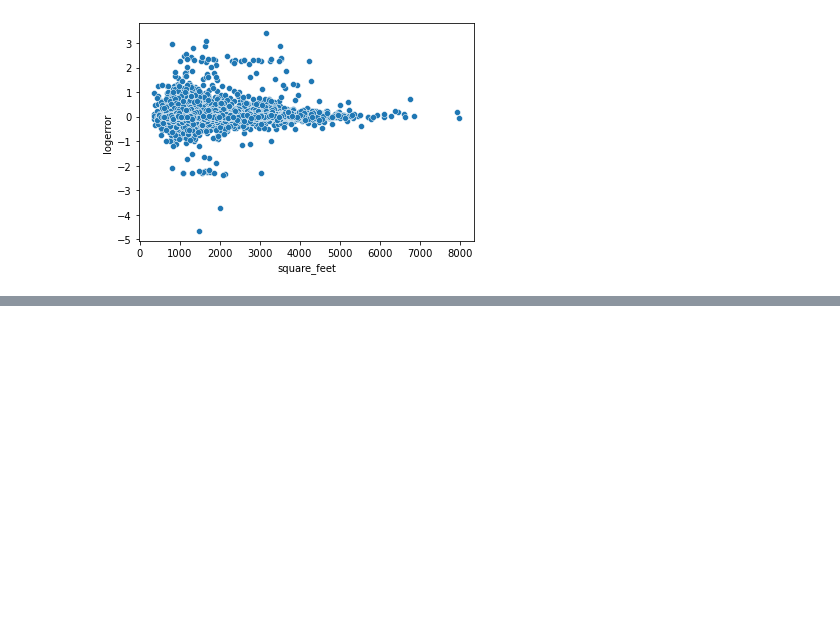
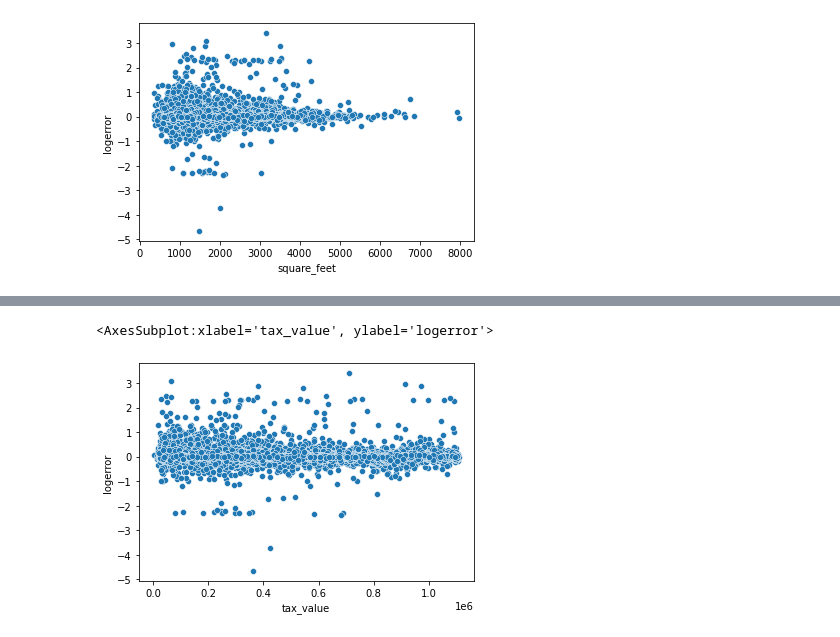
Before and after one commit to sam-and-ken/clustering-project, a Jupyter notebook: cluster-project-sam.ipynb, the cells around one changed output, grey strips where cells are left out. Drawn from its saved outputs; the diff is of its cells as text; code cells hidden in the pictures; blank space fills up the shorter version.

```diff
--- a/cluster-project-sam.ipynb
+++ b/cluster-project-sam.ipynb
@@ -65,0 +62,8 @@ zillow
+# %%
+# Displaying relationship between square footage and logerror
+# Doesn't seem to be much of a relationship here
+
+sns.scatterplot(x = train['tax_value'], y = train['logerror'])
+# %% [output]
+<AxesSubplot:xlabel='tax_value', ylabel='logerror'>
+[figure, added]
```
Also changed, not shown: parts of 13 cells of this notebook.
